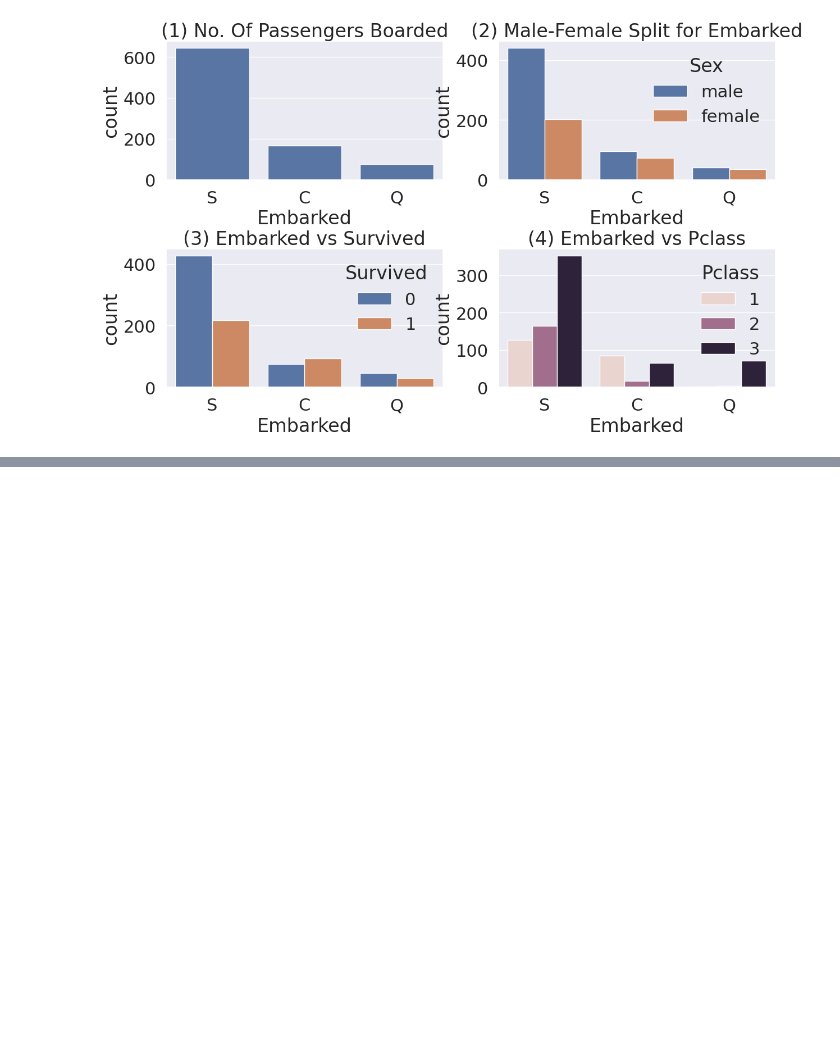
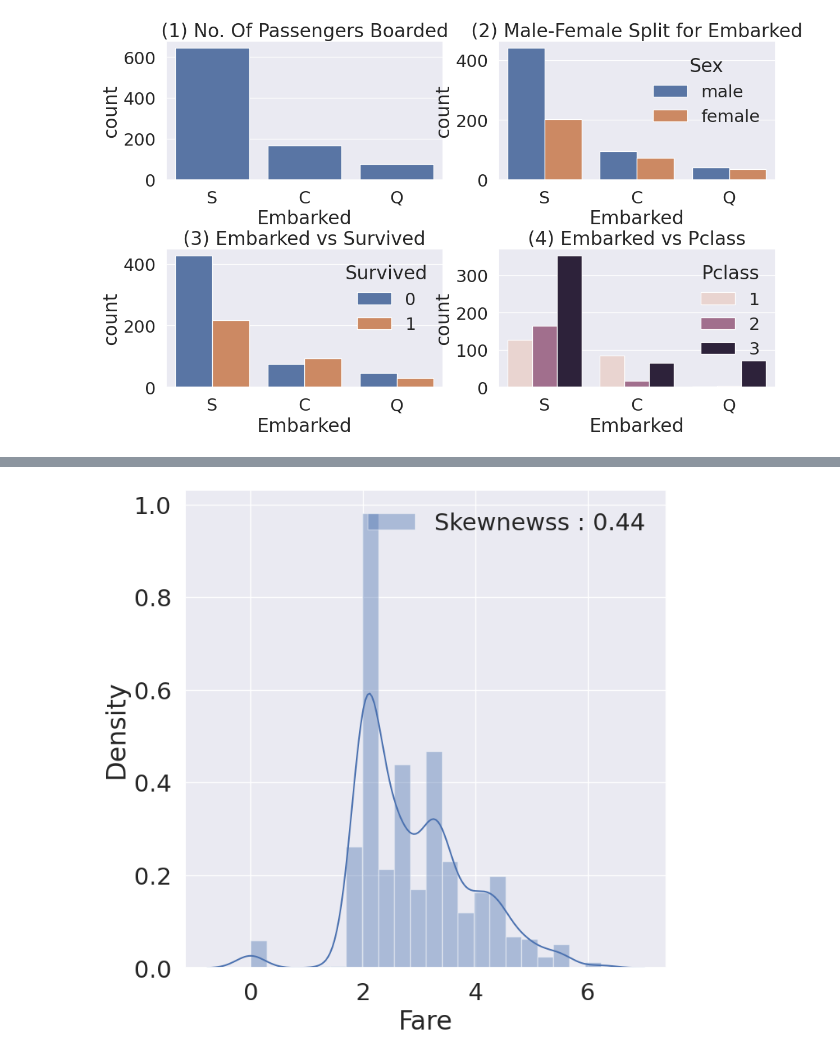
Before and after one commit to KIHONG-KIM/Kaggle, a Jupyter notebook: [Kaggle]_Titanic.ipynb, the cells around one changed output, grey strips where cells are left out. Cells and saved outputs as stored; diff of their text form; code cells hidden in the pictures; blank space fills up the shorter version.

```diff
--- a/[Kaggle]_Titanic.ipynb
+++ b/[Kaggle]_Titanic.ipynb
@@ -326,0 +410,13 @@ plt.show()
+# %%
+# 로그를 취하고 나니, 비대칭성이 많이 사라진 것을 확인할 수 있음.
+# 우리는 이런 작업을 사용해 모델이 좀 더 좋은 성능을 내도록 할 수 있습니다. - 데이터 전 처리? 데이터 가공? 을 의미하는 것 같다.
+# 사실 방금 한 것은 feature engineering에 들어가는 부분인데, 여기서 작업했습니다.
+
+# 모델을 학습시키기 위해, 그리고 그 모델의 성능을 높이기 위해 ,feature 들에 여러 조작을 하거나,
+# 새로운 feature를 추가하는 것을 feature enginering이라고 하는데, 우리는 이제 그것을 살펴볼 것 입니다.
+
+fig, ax = plt.subplots(1,1, figsize=(8,8))
+g = sns.distplot(df_train['Fare'], color='b', label='Skewnewss : {:.2f}'.format(df_train['Fare'].skew()), ax=ax)
+g = g.legend(loc='best')
+# %% [output]
+[figure, added]
```
Also changed, not shown: parts of 12 cells of this notebook.
